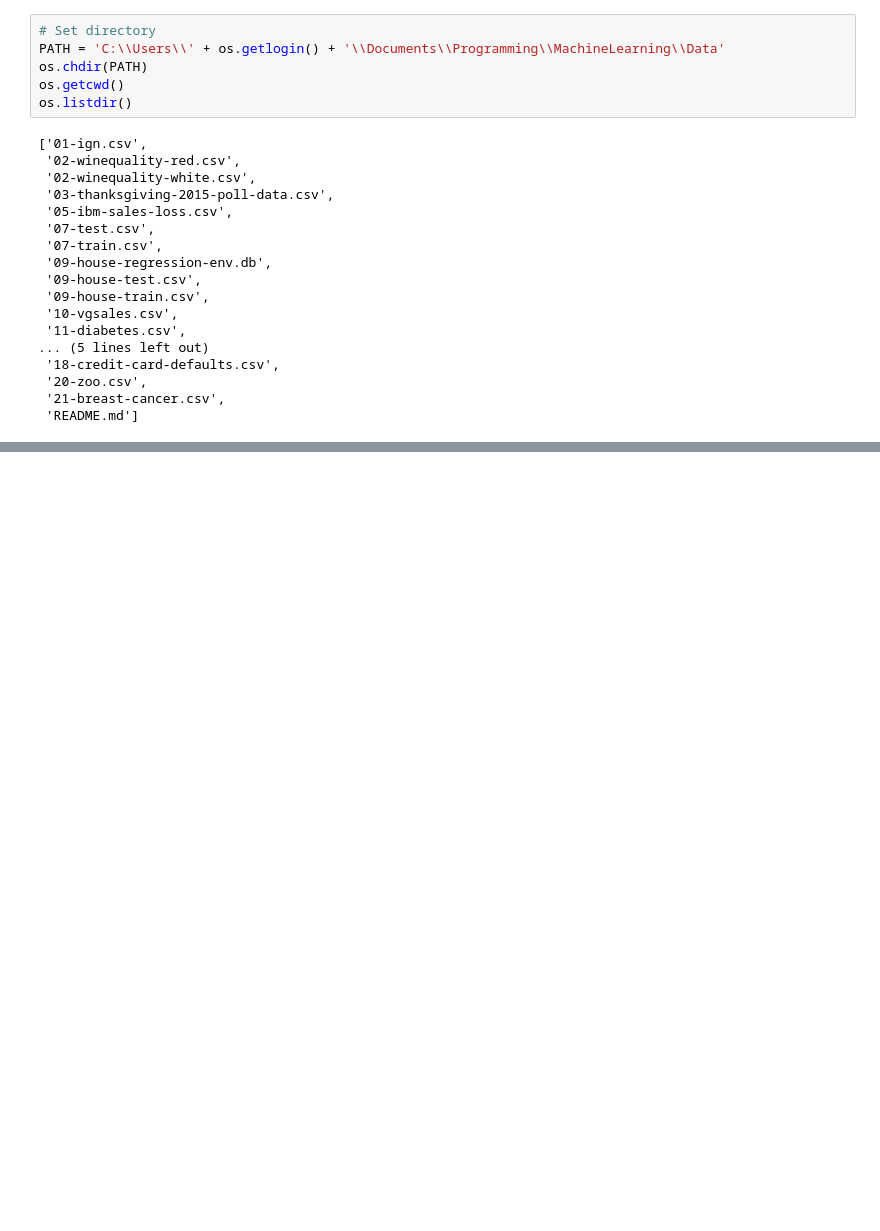
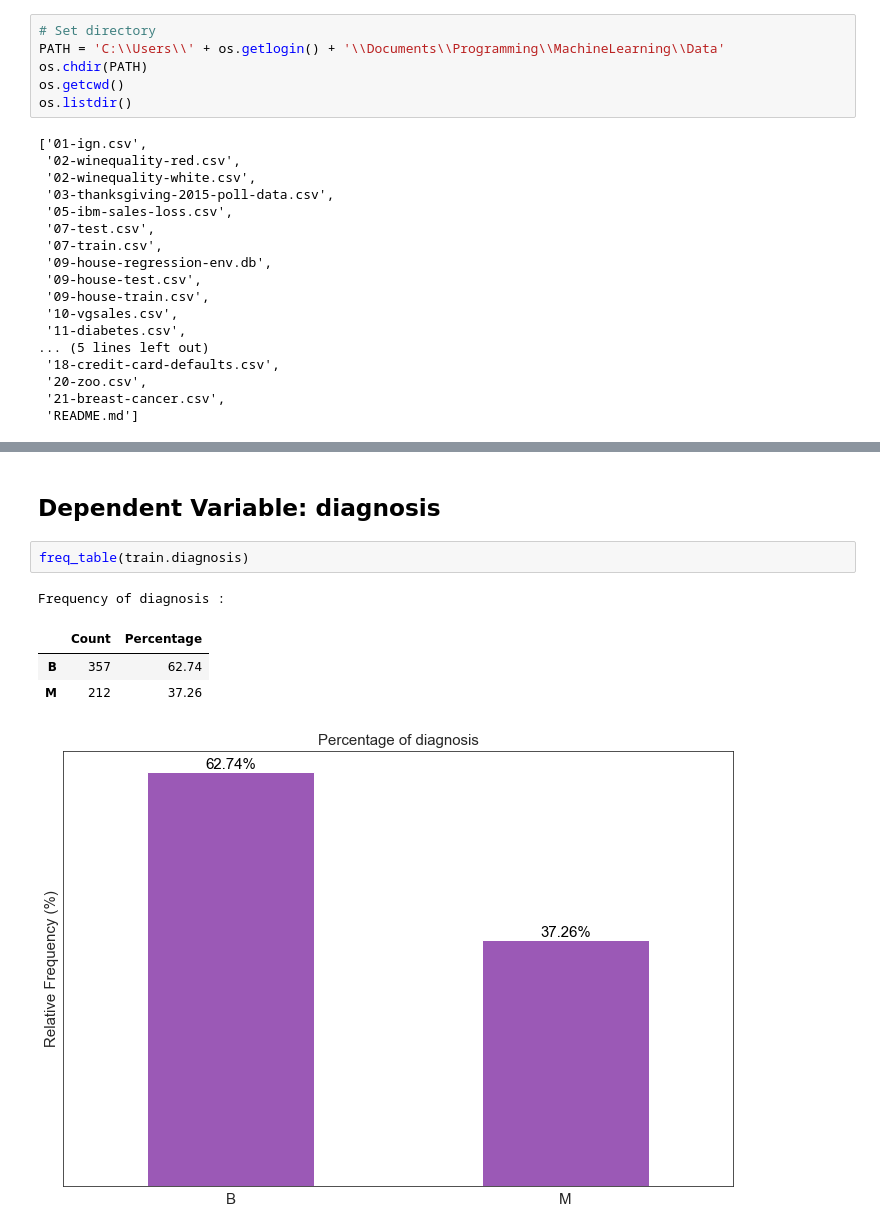
Before and after one commit to davidtnly/MachineLearning, a Jupyter notebook: 23-breast-cancer-detection-tf-nn.ipynb, the cells around one changed output, grey strips where cells are left out. Cells and saved outputs as stored; diff of their text form; blank space fills up the shorter version.

```diff
--- a/23-breast-cancer-detection-tf-nn.ipynb
+++ b/23-breast-cancer-detection-tf-nn.ipynb
@@ -236,0 +253,10 @@ There are 0 columns with missing values.
+# %% [markdown]
+## Dependent Variable: diagnosis
+# %%
+freq_table(train.diagnosis)
+# %% [output]
+Frequency of diagnosis :
+|  | Count | Percentage |
+| B | 357 | 62.74 |
+| M | 212 | 37.26 |
+[figure, added]
```
Also changed, not shown: parts of 30 cells of this notebook, 1 other file.
